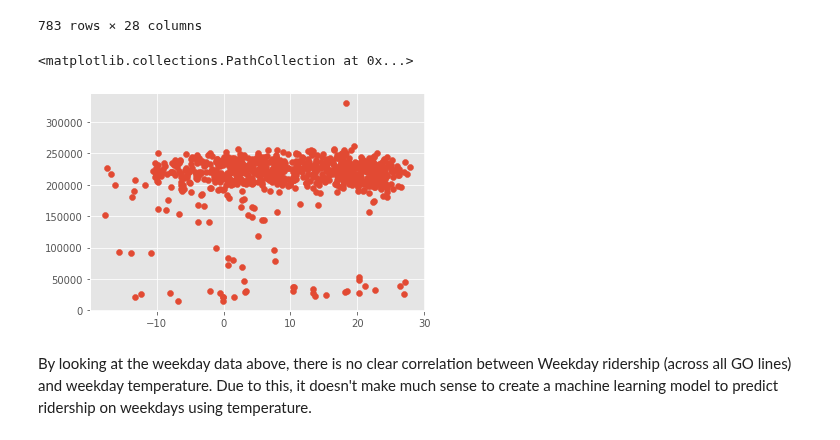
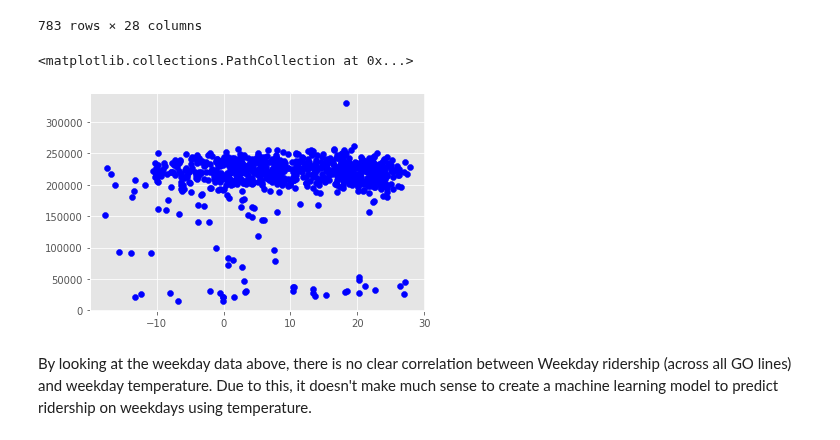
Before and after one commit to VernonNaidoo-Toronto/SCS3250-Group-2-Final-Project, a Jupyter notebook: 3_Machine_Learning.ipynb, the cells around one changed output. Saved outputs shown, nothing was run; the diff lists cells and outputs as text; code cells hidden in the pictures.

Commit message:
Fix scatter color

```diff
--- a/3_Machine_Learning.ipynb
+++ b/3_Machine_Learning.ipynb
@@ -958,10 +958,10 @@ weekday_data
 783 rows × 28 columns
 # %%
 # Plotting weekday mean temperature with GO ridership
-plt.scatter(weekday_data['Mean Temp (°C)'], weekday_data['Total GO Ridership'])
+plt.scatter(weekday_data['Mean Temp (°C)'], weekday_data['Total GO Ridership'], color="blue")
 # %% [output]
 <matplotlib.collections.PathCollection at 0x...>
-[figure, old version]
+[figure, new version]
 # %% [markdown]
 By looking at the weekday data above, there is no clear correlation between Weekday ridership (across all GO lines) and weekday temperature. Due to this, it doesn't make much sense to create a machine learning model to predict ridership on weekdays using temperature.
 # %% [markdown]
```
Also changed, not shown: parts of 3 cells of this notebook.
